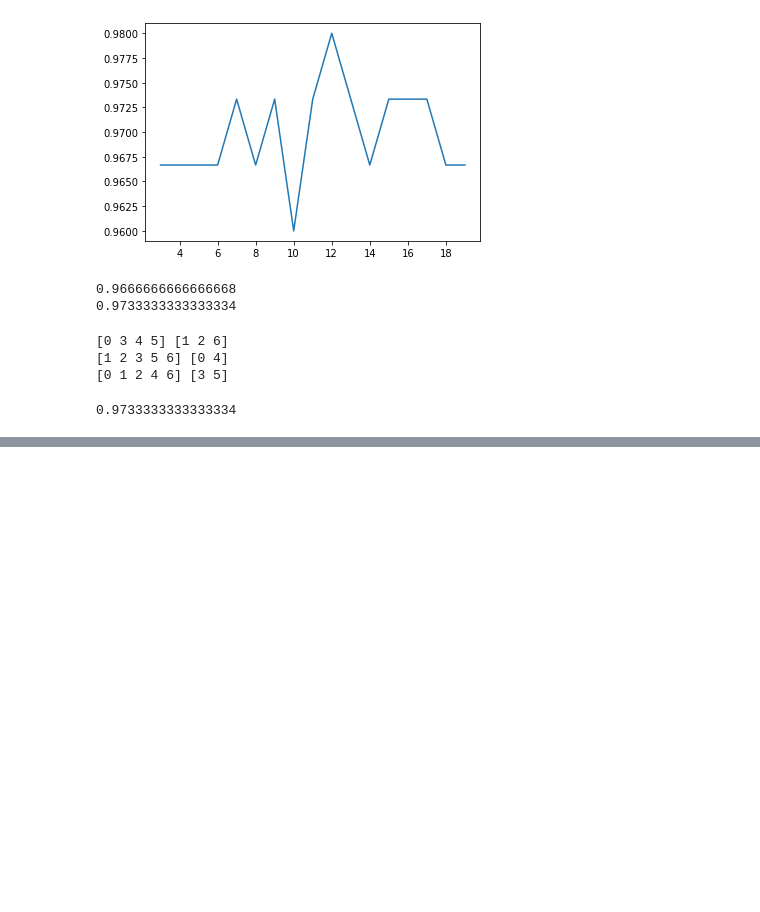
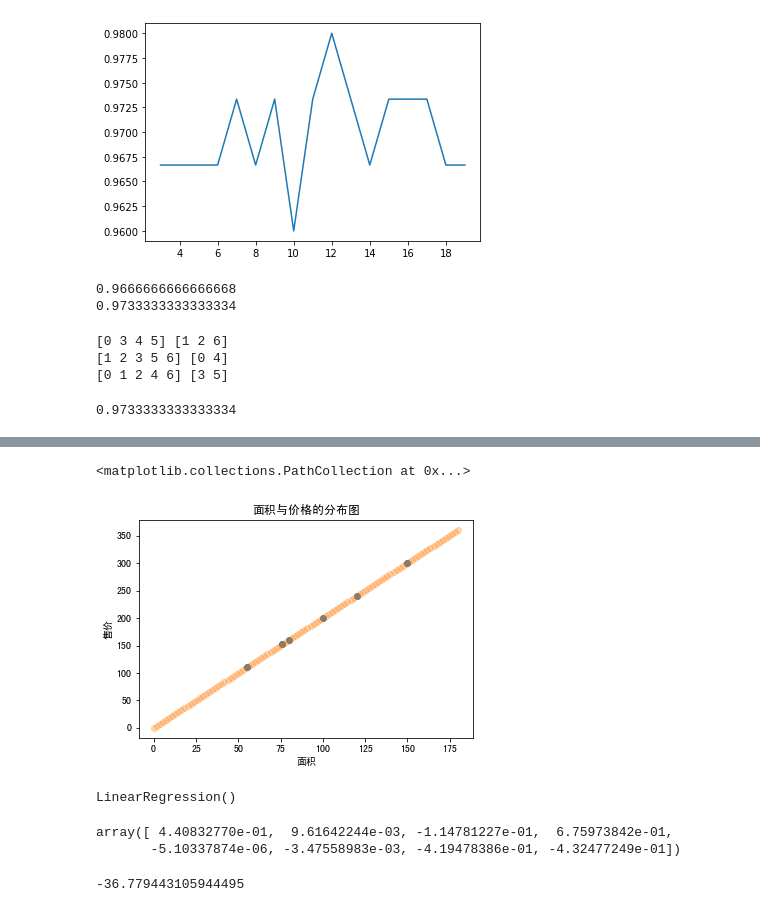
Before and after one commit to yscs2020/2021_to_improve, a Jupyter notebook: 202107/ml_algorithm/KNN.ipynb, the cells around one changed output, grey strips where cells are left out. Drawn from its saved outputs; the diff is of its cells as text; code cells hidden in the pictures; blank space fills up the shorter version.

```diff
--- a/202107/ml_algorithm/KNN.ipynb
+++ b/202107/ml_algorithm/KNN.ipynb
@@ -216,0 +243,10 @@ scores.mean()
+# %%
+plt.rcParams['font.sans-serif']=['SimHei']
+plt.title("面积与价格的分布图")
+plt.xlabel('面积')
+plt.ylabel('售价')
+plt.scatter(df['面积'],df['售价'])
+plt.scatter(np.linspace(0,180,num=100),np.linspace(0,180,num=100)*2,alpha=0.3)
+# %% [output]
+<matplotlib.collections.PathCollection at 0x...>
+[figure, added]
@@ -216,0 +261,15 @@ scores.mean()
+# %%
+x_train,x_test,y_train,y_test = train_test_split(feature,target,test_size=0.2,random_state=2020)
+lr = LinearRegression()
+lr.fit(x_train,y_train)
+# %% [output]
+LinearRegression()
+# %%
+lr.coef_
+# %% [output]
+array([ 4.40832770e-01,  9.61642244e-03, -1.14781227e-01,  6.75973842e-01,
+       -5.10337874e-06, -3.47558983e-03, -4.19478386e-01, -4.32477249e-01])
+# %%
+lr.intercept_
+# %% [output]
+-36.779443105944495
```
Also changed, not shown: parts of 8 cells of this notebook.
